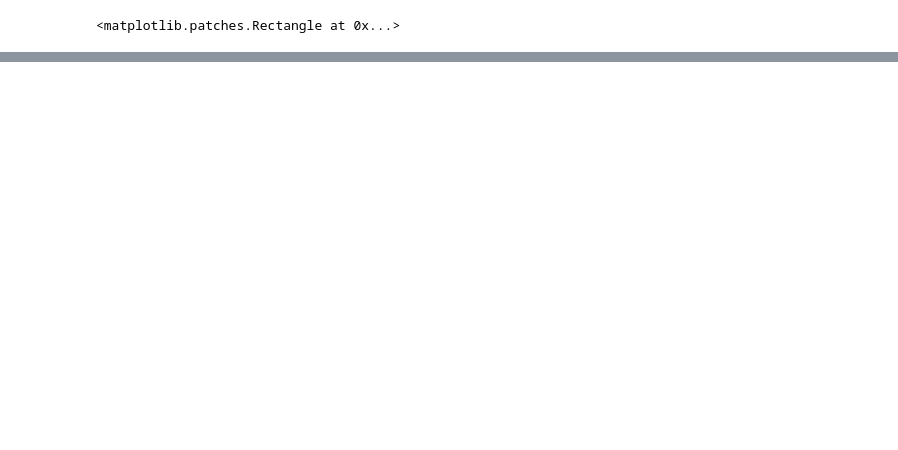
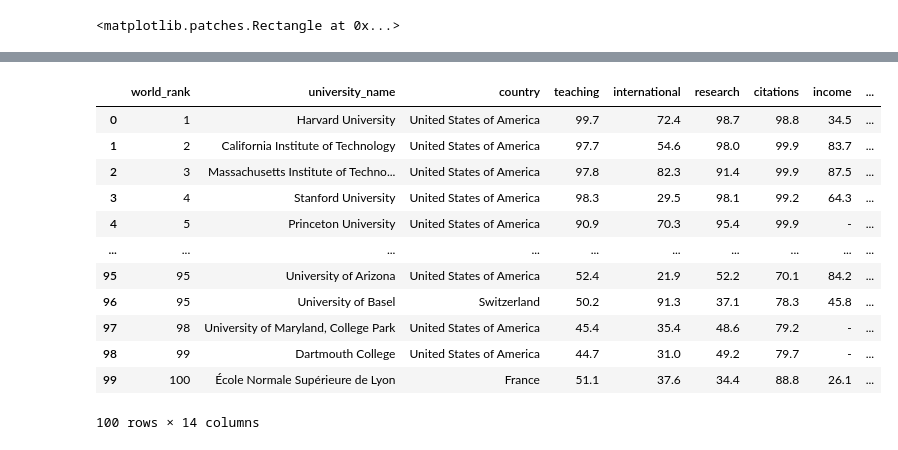
Before and after one commit to Mateusz-Matejko/data-science-bootcamp, a Jupyter notebook: VI-vizualization/Matplotlib Day 1.ipynb, the cells around one changed output, grey strips where cells are left out. Drawn from its saved outputs; the diff is of its cells as text; code cells hidden in the pictures; blank space fills up the shorter version.

```diff
--- a/VI-vizualization/Matplotlib Day 1.ipynb
+++ b/VI-vizualization/Matplotlib Day 1.ipynb
@@ -256,0 +434,19 @@ NameError: name 'df' is not defined
+# %%
+timesData = pd.read_csv('data/timesData.csv')
+# %%
+df = timesData.iloc[:100, :]
+df
+# %% [output]
+|  | world_rank | university_name | country | teaching | international | research | citations | income | ... |
+| 0 | 1 | Harvard University | United States of America | 99.7 | 72.4 | 98.7 | 98.8 | 34.5 | ... |
+| 1 | 2 | California Institute of Technology | United States of America | 97.7 | 54.6 | 98.0 | 99.9 | 83.7 | ... |
+| 2 | 3 | Massachusetts Institute of Techno... | United States of America | 97.8 | 82.3 | 91.4 | 99.9 | 87.5 | ... |
+| 3 | 4 | Stanford University | United States of America | 98.3 | 29.5 | 98.1 | 99.2 | 64.3 | ... |
+| 4 | 5 | Princeton University | United States of America | 90.9 | 70.3 | 95.4 | 99.9 | - | ... |
+| ... | ... | ... | ... | ... | ... | ... | ... | ... | ... |
+| 95 | 95 | University of Arizona | United States of America | 52.4 | 21.9 | 52.2 | 70.1 | 84.2 | ... |
+| 96 | 95 | University of Basel | Switzerland | 50.2 | 91.3 | 37.1 | 78.3 | 45.8 | ... |
+| 97 | 98 | University of Maryland, College Park | United States of America | 45.4 | 35.4 | 48.6 | 79.2 | - | ... |
+| 98 | 99 | Dartmouth College | United States of America | 44.7 | 31.0 | 49.2 | 79.7 | - | ... |
+| 99 | 100 | École Normale Supérieure de Lyon | France | 51.1 | 37.6 | 34.4 | 88.8 | 26.1 | ... |
+100 rows × 14 columns
```
Also changed, not shown: parts of 22 cells of this notebook, 1 other file.
